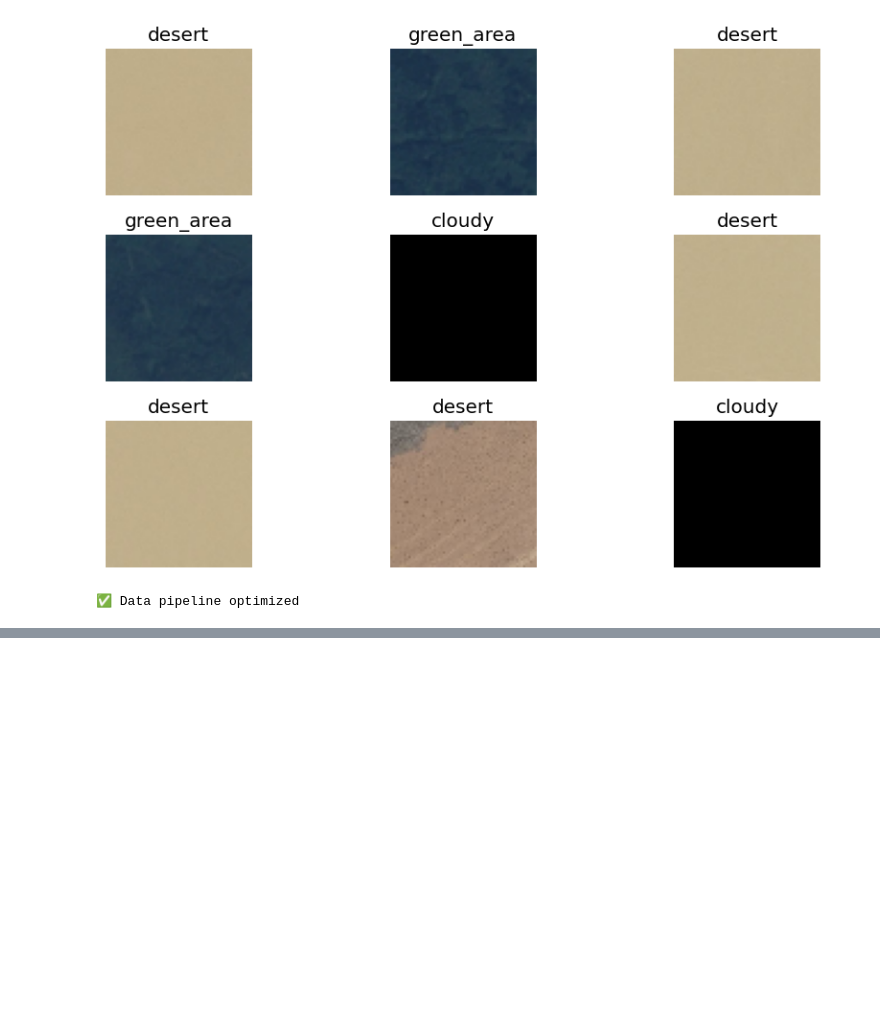
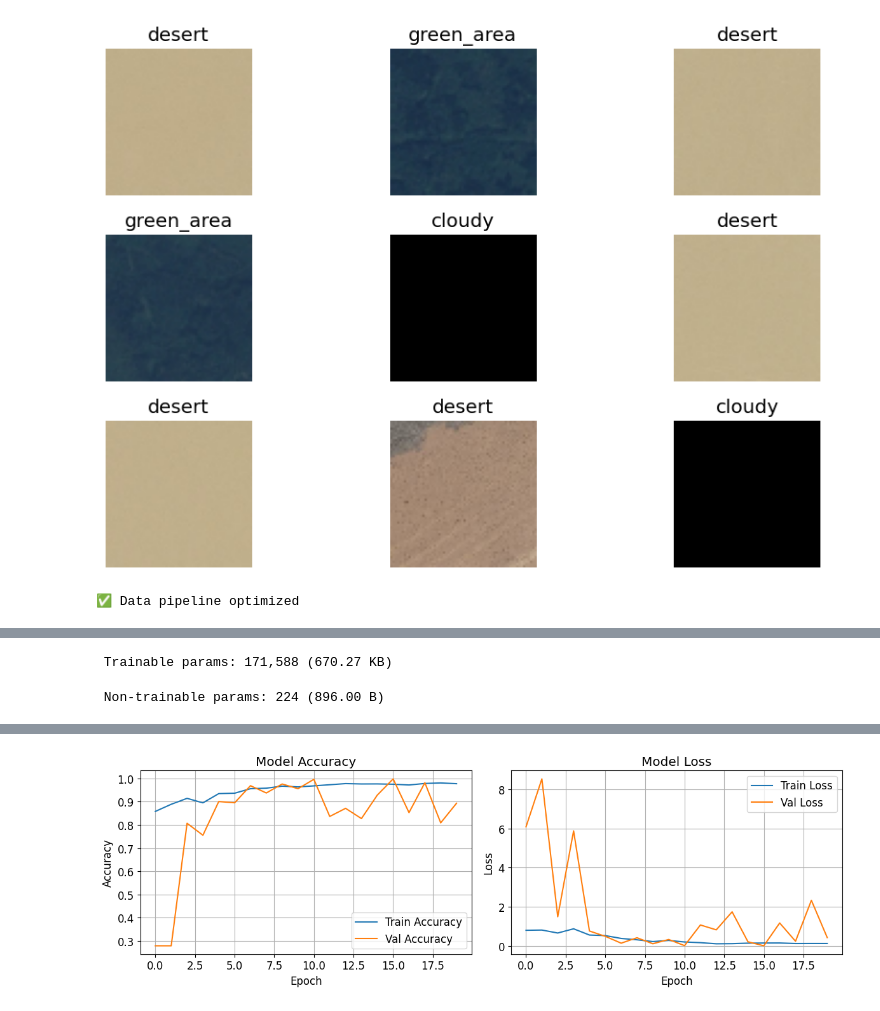
Before and after one commit to mwpersson/mini-project-5, a Jupyter notebook: notebooks/cnn_classifier.ipynb, the cells around one changed output, grey strips where cells are left out. Cells and saved outputs as stored; diff of their text form; code cells hidden in the pictures; blank space fills up the shorter version.

```diff
--- a/notebooks/cnn_classifier.ipynb
+++ b/notebooks/cnn_classifier.ipynb
@@ -332,0 +365,77 @@ Test Loss: 0.7741
+# %%
+# Build CNN model
+model_augmented = models.Sequential([
+
+    layers.Rescaling(1./255, input_shape=(64, 64, 3)),
+    layers.RandomFlip("horizontal_and_vertical"),
+    layers.RandomRotation(0.1),
+    layers.RandomZoom(0.1),
+    # First convolutional block
+    layers.Conv2D(16, (3, 3), activation='relu'),
+    layers.BatchNormalization(),
+    layers.MaxPooling2D((2, 2)),
+
+    # Second convolutional block
+    layers.Conv2D(32, (3, 3), activation='relu'),
+    layers.BatchNormalization(),
+    layers.MaxPooling2D((2, 2)),
+
+    # Third convolutional block
+    layers.Conv2D(64, (3, 3), activation='relu'),
+    layers.BatchNormalization(),
+    layers.MaxPooling2D((2, 2)),
+
+    # Flatten and dense layers
+    layers.Flatten(),
+    layers.Dense(64, activation='relu'),
+    layers.Dropout(0.3),
+    layers.Dense(num_classes, activation='softmax')
+])
+
+# Compile the model
+model_augmented.compile(
+    optimizer='adamw',
+    loss='sparse_categorical_crossentropy',
+    metrics=['accuracy']
+)
+
+# Display model architecture
+model_augmented.summary()
+
+# Train the model
+history_augmented = model_augmented.fit(
+    train_ds,
+    validation_data=val_ds,
+    epochs=20,
+    verbose=1
+)
+
+# Plot training history
+plt.figure(figsize=(12, 4))
+
+plt.subplot(1, 2, 1)
+plt.plot(history_augmented.history['accuracy'], label='Train Accuracy')
+plt.plot(history_augmented.history['val_accuracy'], label='Val Accuracy')
+plt.title('Model Accuracy')
+plt.xlabel('Epoch')
+plt.ylabel('Accuracy')
+plt.legend()
+plt.grid(True)
+
+plt.subplot(1, 2, 2)
+plt.plot(history_augmented.history['loss'], label='Train Loss')
+plt.plot(history_augmented.history['val_loss'], label='Val Loss')
+plt.title('Model Loss')
+plt.xlabel('Epoch')
+plt.ylabel('Loss')
+plt.legend()
+plt.grid(True)
+
+plt.tight_layout()
+plt.show()
+
+# Evaluate on test set
+test_loss, test_accuracy = model_augmented.evaluate(test_ds)
+print(f"\nTest Accuracy: {test_accuracy:.4f}")
+print(f"Test Loss: {test_loss:.4f}")
+# %% [output]
@@ -332,0 +461,2 @@ Test Loss: 0.7741
+ Trainable params: 171,588 (670.27 KB)
+ Non-trainable params: 224 (896.00 B)
@@ -332,0 +480 @@ Test Loss: 0.7741
+[figure, added]
```
Also changed, not shown: parts of 6 cells of this notebook, 1 other file.
